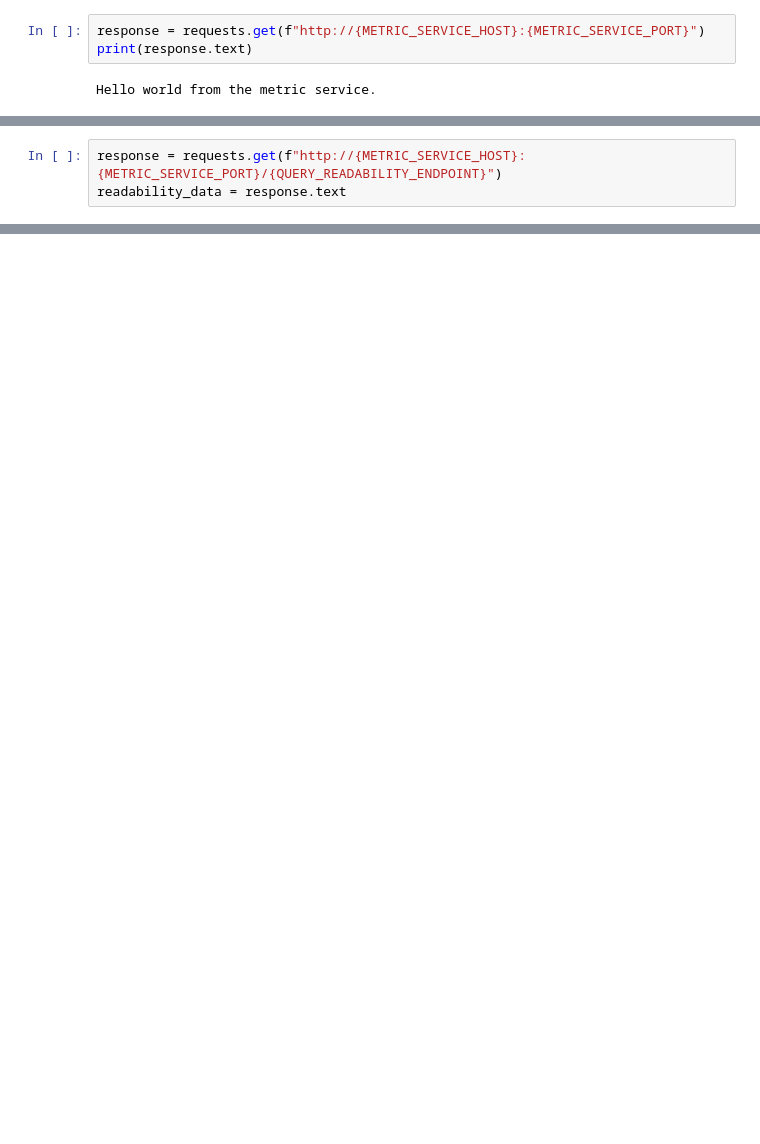
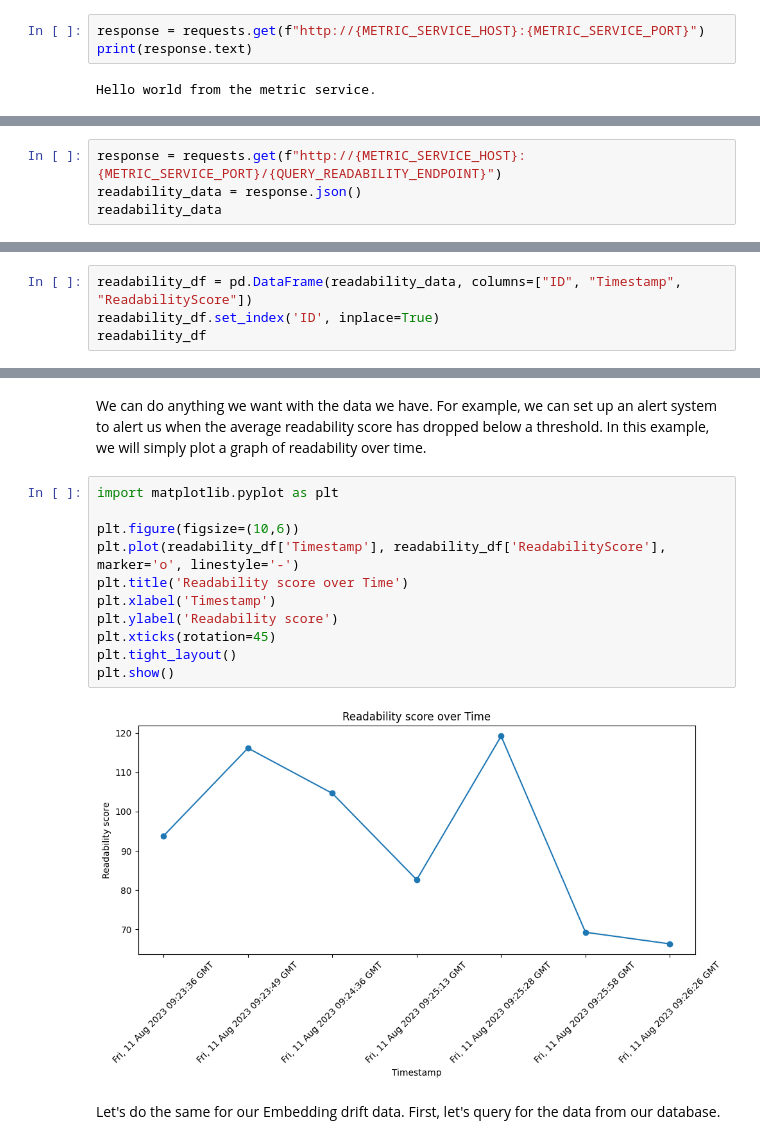
Before and after one commit to fuzzylabs/MindGPT, a Jupyter notebook: notebook/monitoring_notebook.ipynb, the cells around one changed output, grey strips where cells are left out. Saved outputs shown, nothing was run; the diff lists cells and outputs as text; blank space fills up the shorter version.

```diff
--- a/notebook/monitoring_notebook.ipynb
+++ b/notebook/monitoring_notebook.ipynb
@@ -15,4 +29,5 @@ import pandas
 # %%
 response = requests.get(f"http://{METRIC_SERVICE_HOST}:{METRIC_SERVICE_PORT}/{QUERY_READABILITY_ENDPOINT}")
-readability_data = response.text
+readability_data = response.json()
+readability_data
 # %% [output]
@@ -19,0 +47,4 @@ readability_data = response.text
+# %%
+readability_df = pd.DataFrame(readability_data, columns=["ID", "Timestamp", "ReadabilityScore"])
+readability_df.set_index('ID', inplace=True)
+readability_df
@@ -19,0 +61,17 @@ readability_data = response.text
+# %% [markdown]
+We can do anything we want with the data we have. For example, we can set up an alert system to alert us when the average readability score has dropped below a threshold. In this example, we will simply plot a graph of readability over time.
+# %%
+import matplotlib.pyplot as plt
+
+plt.figure(figsize=(10,6))
+plt.plot(readability_df['Timestamp'], readability_df['ReadabilityScore'], marker='o', linestyle='-')
+plt.title('Readability score over Time')
+plt.xlabel('Timestamp')
+plt.ylabel('Readability score')
+plt.xticks(rotation=45)
+plt.tight_layout()
+plt.show()
+# %% [output]
+[figure, added]
+# %% [markdown]
+Let's do the same for our Embedding drift data. First, let's query for the data from our database.
```
Also changed, not shown: parts of 15 cells of this notebook.
